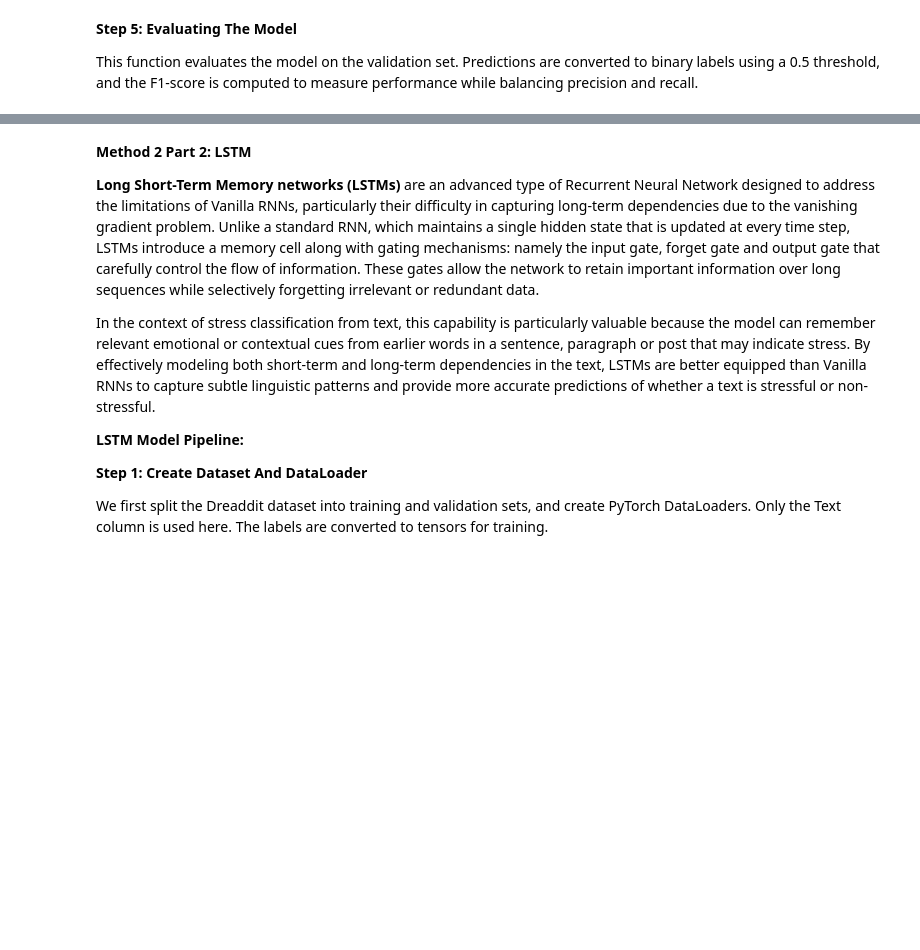
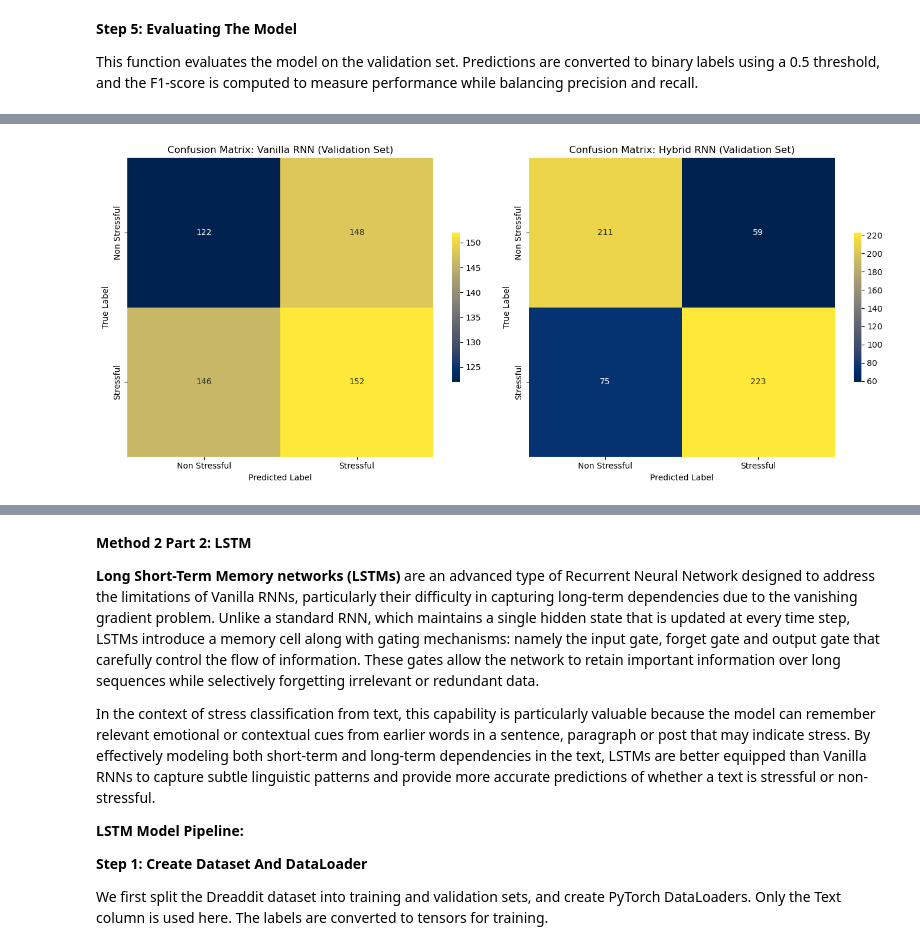
Before and after one commit to tadamaen/DSA4262, a Jupyter notebook: DSA4262 Individual Assignment 2/DSA4262 Individual Assignment 2.ipynb, the cells around one changed output, grey strips where cells are left out. Cells and saved outputs as stored; diff of their text form; code cells hidden in the pictures; blank space fills up the shorter version.

```diff
--- a/DSA4262 Individual Assignment 2/DSA4262 Individual Assignment 2.ipynb
+++ b/DSA4262 Individual Assignment 2/DSA4262 Individual Assignment 2.ipynb
@@ -4344,7 +4451,7 @@ Here, we instantiate the model and move it to the appropriate device (CPU or GPU
 # %%
 # Initialize Model, Function And Optimizer
 model_rnn = VanillaRNN(vocab_size=len(word2idx), embedding_dim=100,hidden_dim=128).to(device)
-criterion = nn.BCELoss()
+criterion = nn.BCEWithLogitsLoss(pos_weight=pos_weight)
 optimizer = optim.Adam(model_rnn.parameters(), lr=learning_rate)
 # %% [markdown]
 **Step 4: Model Training**
@@ -4359,8 +4466,8 @@ for epoch in range(epochs):
         texts = texts.to(device)
         labels = labels.to(device).unsqueeze(1)
         optimizer.zero_grad()
-        outputs = model_rnn(texts)
-        loss = criterion(outputs, labels)
+        logits = model_rnn(texts)
+        loss = criterion(logits, labels)
         loss.backward()
         optimizer.step()
         total_loss += loss.item()
@@ -4533,0 +4590,17 @@ Now we will proceed to the next model, **LSTM** (a variant of RNN).
+# %%
+# Creating The Training Loop
+for epoch in range(epochs):
+    model_hybrid_rnn.train()
+    total_loss = 0
+    for texts, structured, labels in train_loader_hybrid:
+        texts = texts.to(device)
+        structured = structured.to(device)
+        labels = labels.to(device).unsqueeze(1)
+        optimizer.zero_grad()
+        logits = model_hybrid_rnn(texts, structured)
+        loss = criterion(logits, labels)
+        loss.backward()
+        optimizer.step()
+        total_loss += loss.item()
+    avg_loss = total_loss / len(train_loader_hybrid)
+    print(f"Epoch [{epoch+1}/{epochs}] - Loss: {avg_loss:.4f}")
@@ -4533,0 +4686,23 @@ Now we will proceed to the next model, **LSTM** (a variant of RNN).
+# %%
+# Compute confusion matrices
+cm_vanilla_rnn = confusion_matrix(y_val_labels_vanilla_rnn, y_val_pred_vanilla_rnn)
+cm_hybrid_rnn = confusion_matrix(y_val_labels_hybrid_rnn, y_val_pred_hybrid_rnn)
+
+cms = [cm_vanilla_rnn, cm_hybrid_rnn]
+titles = ['Vanilla RNN', 'Hybrid RNN']
+class_names = ['Non Stressful', 'Stressful']
+
+# Plot
+fig, axes = plt.subplots(1, 2, figsize=(14, 6))
+for ax, cm, title in zip(axes, cms, titles):
+    sns.heatmap(cm, annot=True, fmt='d', ax=ax, cmap='cividis',
+                xticklabels=class_names, yticklabels=class_names,
+                cbar=True, cbar_kws={'shrink':0.5})
+    ax.set_xlabel('Predicted Label')
+    ax.set_ylabel('True Label')
+    ax.set_title(f'Confusion Matrix: {title} (Validation Set)')
+
+plt.tight_layout()
+plt.show()
+# %% [output]
+[figure, added]
```
Also changed, not shown: parts of 99 cells of this notebook.
